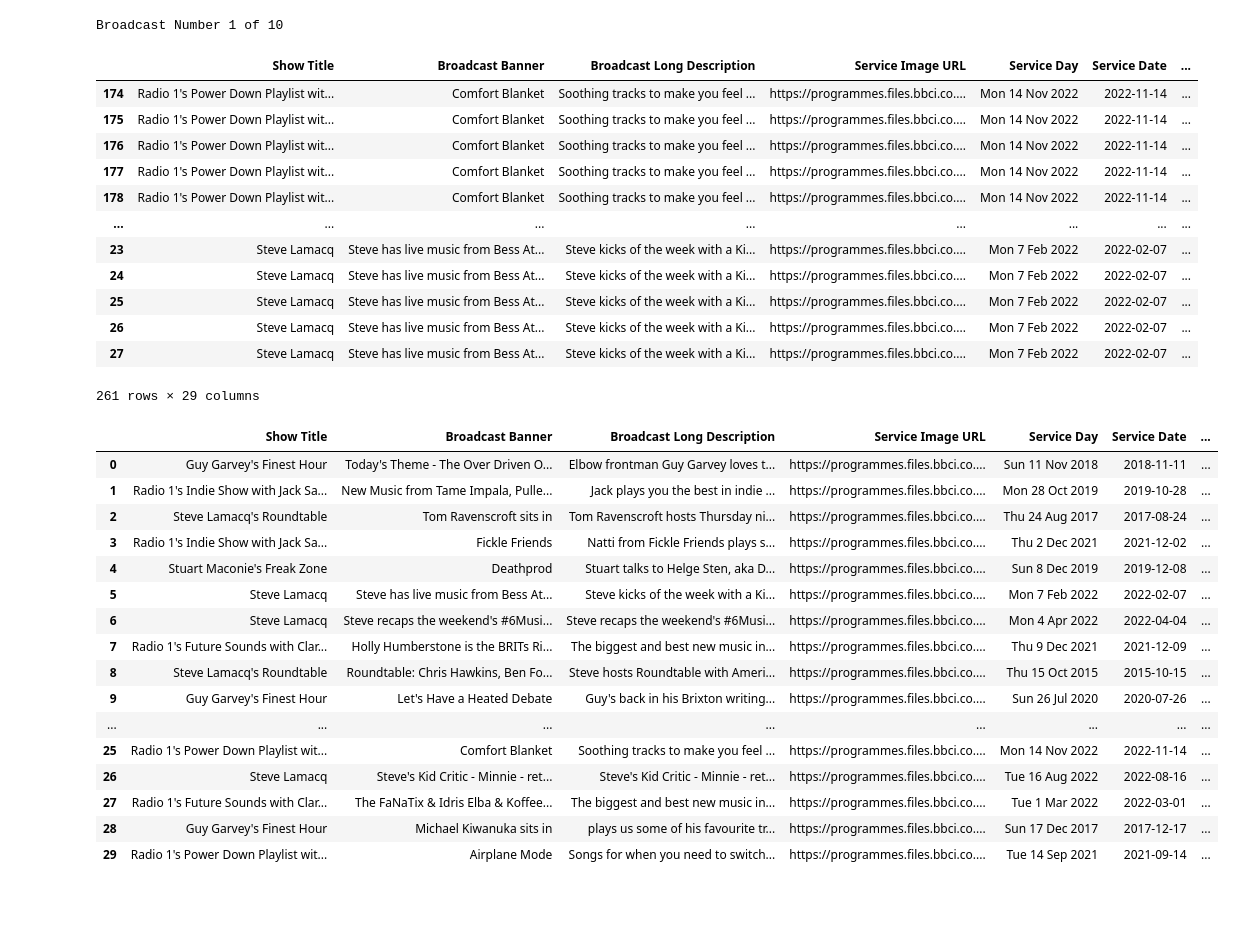
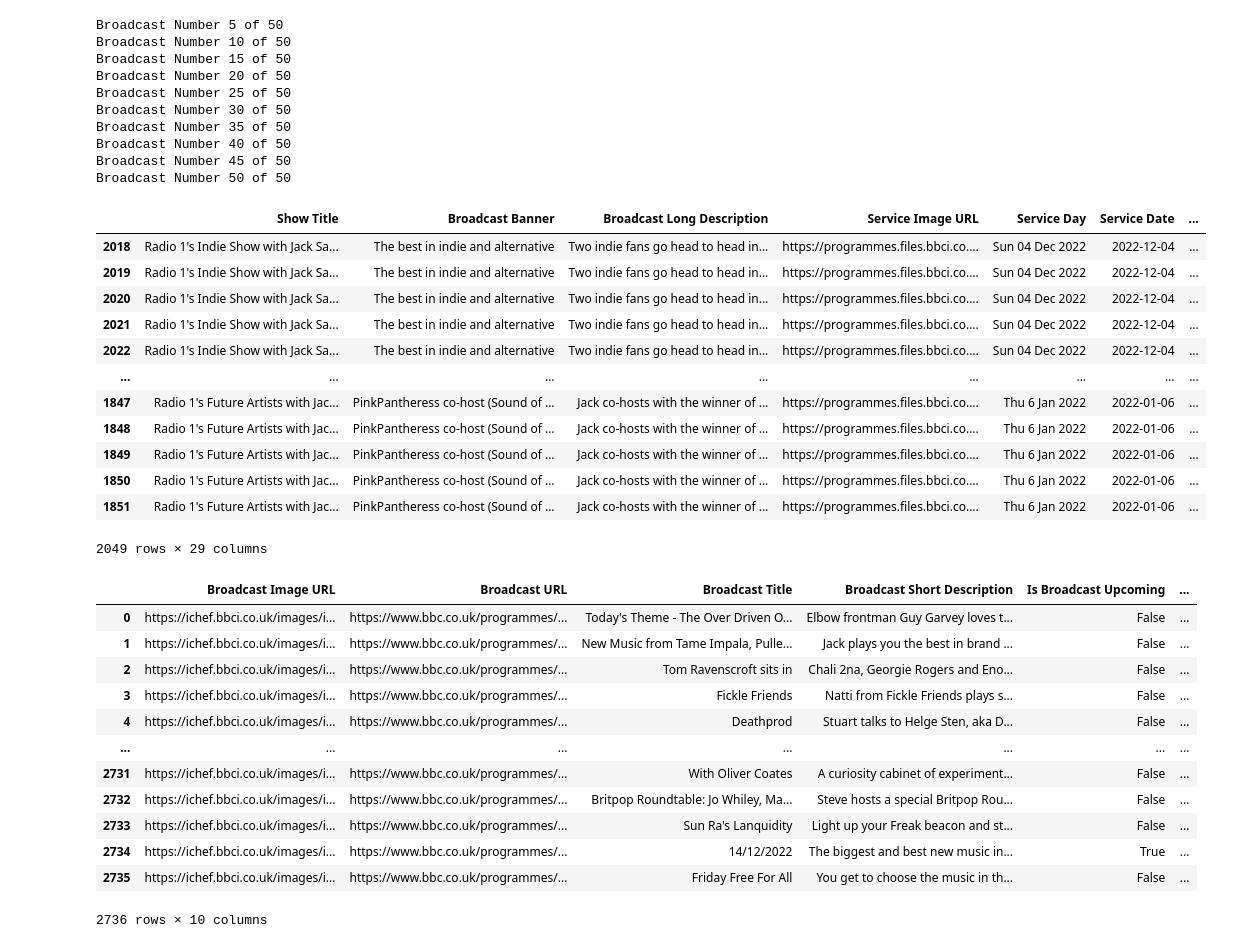
Before and after one commit to Aled-Jenkins/BBC-to-Spotify, a Jupyter notebook: src/updating_data.ipynb, the cells around one changed output. Saved outputs shown, nothing was run; the diff lists cells and outputs as text; code cells hidden in the pictures; blank space fills up the shorter version.

```diff
--- a/src/updating_data.ipynb
+++ b/src/updating_data.ipynb
@@ -29,7 +29,7 @@ temp_show_broadcast_details = pd.DataFrame()
 
 #for show_url in shows_to_run:
 for show_url in shows['Show URL']:
-    show_instance = Show(show_url)
+    show_instance = Show(show_url, max_pages = 2)
     if shows.empty or show_instance.show_key not in shows['Show Key'].unique():
         shows = pd.concat([shows,show_instance.show_details])
     temp_show_broadcast_details = pd.concat([temp_show_broadcast_details,show_instance.broadcasts])
@@ -37,18 +37,20 @@ for show_url in shows['Show URL']:
 temp_show_broadcast_details['Datetime Key'] = datetime.now()
 temp_show_broadcast_details['Is New Data'] = True
 temp_show_broadcast_details['Is Maybe Pending'] = True
+temp_show_broadcast_details.drop(columns=['Broadcast Number'], inplace=True)
 
 show_broadcast_details = pd.concat([show_broadcast_details,temp_show_broadcast_details])
 show_broadcast_details = show_broadcast_details.groupby(allbut(show_broadcast_details.columns,['Datetime Key','Is New Data','Is Maybe Pending'])).apply(lambda group: group.nsmallest(1, columns='Datetime Key')).reset_index(drop=True)
 show_broadcast_details = show_broadcast_details.groupby("Broadcast Key").apply(lambda group: group.nlargest(1, columns='Datetime Key')).reset_index(drop=True)
 # %%
-new_broadcast_data = show_broadcast_details[(show_broadcast_details["Is Broadcast Upcoming"]==False) & ((show_broadcast_details["Is New Data"]==True) | (show_broadcast_details['Is Maybe Pending'] == True))][0:10]
+max_trials = 50
+new_broadcast_data = show_broadcast_details[(show_broadcast_details["Is Broadcast Upcoming"]==False) & ((show_broadcast_details["Is New Data"]==True) | (show_broadcast_details['Is Maybe Pending'] == True))][0:max_trials]
 temp_broadcast_details = pd.DataFrame()
 temp_broadcast_playlists = pd.DataFrame()
 
 for i, [broadcast_url,broadcast_key] in enumerate(new_broadcast_data[['Broadcast URL','Broadcast Key']].values):
     broadcast_instance = Playlist(broadcast_url)
-    if i % 10 == 0:
+    if (i+1) % 5 == 0:
         print(f'Broadcast Number {1+i} of {len(new_broadcast_data.index)}')
     if (len(broadcast_instance.playlist.index) == 0) & ((pd.to_datetime('now')- broadcast_instance.broadcast_details["Service Date"]).dt.days.values <= 7):
         show_broadcast_details.loc[show_broadcast_details["Broadcast Key"] == broadcast_key,'Is Maybe Pending'] = True
@@ -70,7 +72,16 @@ broadcast_playlists = pd.concat([broadcast_playlists,temp_broadcast_playlists])
 broadcast_playlists = broadcast_playlists.groupby(allbut(broadcast_playlists.columns,['Datetime Key','Is New Data'])).apply(lambda group: group.nsmallest(1, columns='Datetime Key')).reset_index(drop=True)
 broadcast_playlists = broadcast_playlists.groupby(["Broadcast Key", "Broadcast Position"]).apply(lambda group: group.nlargest(1, columns='Datetime Key')).reset_index(drop=True)
 # %% [output]
-Broadcast Number 1 of 10
+Broadcast Number 5 of 50
+Broadcast Number 10 of 50
+Broadcast Number 15 of 50
+Broadcast Number 20 of 50
+Broadcast Number 25 of 50
+Broadcast Number 30 of 50
+Broadcast Number 35 of 50
+Broadcast Number 40 of 50
+Broadcast Number 45 of 50
+Broadcast Number 50 of 50
 # %%
 show_broadcast_details['Is New Data'] = False
 broadcast_details['Is New Data'] = False
@@ -92,38 +103,34 @@ broadcast_details[mask_2022]
 )
 # %% [output]
 |  | Show Title | Broadcast Banner | Broadcast Long Description | Service Image URL | Service Day | Service Date | ... |
-| 174 | Radio 1's Power Down Playlist wit... | Comfort Blanket | Soothing tracks to make you feel ... | https://programmes.files.bbci.co.... | Mon 14 Nov 2022 | 2022-11-14 | ... |
-| 175 | Radio 1's Power Down Playlist wit... | Comfort Blanket | Soothing tracks to make you feel ... | https://programmes.files.bbci.co.... | Mon 14 Nov 2022 | 2022-11-14 | ... |
-| 176 | Radio 1's Power Down Playlist wit... | Comfort Blanket | Soothing tracks to make you feel ... | https://programmes.files.bbci.co.... | Mon 14 Nov 2022 | 2022-11-14 | ... |
-| 177 | Radio 1's Power Down Playlist wit... | Comfort Blanket | Soothing tracks to make you feel ... | https://programmes.files.bbci.co.... | Mon 14 Nov 2022 | 2022-11-14 | ... |
-| 178 | Radio 1's Power Down Playlist wit... | Comfort Blanket | Soothing tracks to make you feel ... | https://programmes.files.bbci.co.... | Mon 14 Nov 2022 | 2022-11-14 | ... |
+| 2018 | Radio 1's Indie Show with Jack Sa... | The best in indie and alternative | Two indie fans go head to head in... | https://programmes.files.bbci.co.... | Sun 04 Dec 2022 | 2022-12-04 | ... |
+| 2019 | Radio 1's Indie Show with Jack Sa... | The best in indie and alternative | Two indie fans go head to head in... | https://programmes.files.bbci.co.... | Sun 04 Dec 2022 | 2022-12-04 | ... |
+| 2020 | Radio 1's Indie Show with Jack Sa... | The best in indie and alternative | Two indie fans go head to head in... | https://programmes.files.bbci.co.... | Sun 04 Dec 2022 | 2022-12-04 | ... |
+| 2021 | Radio 1's Indie Show with Jack Sa... | The best in indie and alternative | Two indie fans go head to head in... | https://programmes.files.bbci.co.... | Sun 04 Dec 2022 | 2022-12-04 | ... |
+| 2022 | Radio 1's Indie Show with Jack Sa... | The best in indie and alternative | Two indie fans go head to head in... | https://programmes.files.bbci.co.... | Sun 04 Dec 2022 | 2022-12-04 | ... |
 | ... | ... | ... | ... | ... | ... | ... | ... |
-| 23 | Steve Lamacq | Steve has live music from Bess At... | Steve kicks of the week with a Ki... | https://programmes.files.bbci.co.... | Mon 7 Feb 2022 | 2022-02-07 | ... |
-| 24 | Steve Lamacq | Steve has live music from Bess At... | Steve kicks of the week with a Ki... | https://programmes.files.bbci.co.... | Mon 7 Feb 2022 | 2022-02-07 | ... |
-| 25 | Steve Lamacq | Steve has live music from Bess At... | Steve kicks of the week with a Ki... | https://programmes.files.bbci.co.... | Mon 7 Feb 2022 | 2022-02-07 | ... |
-| 26 | Steve Lamacq | Steve has live music from Bess At... | Steve kicks of the week with a Ki... | https://programmes.files.bbci.co.... | Mon 7 Feb 2022 | 2022-02-07 | ... |
-| 27 | Steve Lamacq | Steve has live music from Bess At... | Steve kicks of the week with a Ki... | https://programmes.files.bbci.co.... | Mon 7 Feb 2022 | 2022-02-07 | ... |
+| 1847 | Radio 1's Future Artists with Jac... | PinkPantheress co-host (Sound of ... | Jack co-hosts with the winner of ... | https://programmes.files.bbci.co.... | Thu 6 Jan 2022 | 2022-01-06 | ... |
+| 1848 | Radio 1's Future Artists with Jac... | PinkPantheress co-host (Sound of ... | Jack co-hosts with the winner of ... | https://programmes.files.bbci.co.... | Thu 6 Jan 2022 | 2022-01-06 | ... |
+| 1849 | Radio 1's Future Artists with Jac... | PinkPantheress co-host (Sound of ... | Jack co-hosts with the winner of ... | https://programmes.files.bbci.co.... | Thu 6 Jan 2022 | 2022-01-06 | ... |
+| 1850 | Radio 1's Future Artists with Jac... | PinkPantheress co-host (Sound of ... | Jack co-hosts with the winner of ... | https://programmes.files.bbci.co.... | Thu 6 Jan 2022 | 2022-01-06 | ... |
+| 1851 | Radio 1's Future Artists with Jac... | PinkPantheress co-host (Sound of ... | Jack co-hosts with the winner of ... | https://programmes.files.bbci.co.... | Thu 6 Jan 2022 | 2022-01-06 | ... |
-261 rows × 29 columns
+2049 rows × 29 columns
 # %%
 shows
 show_broadcast_details
-broadcast_details
+#broadcast_details
 #broadcast_playlists
 # %% [output]
-|  | Show Title | Broadcast Banner | Broadcast Long Description | Service Image URL | Service Day | Service Date | ... |
-| 0 | Guy Garvey's Finest Hour | Today's Theme - The Over Driven O... | Elbow frontman Guy Garvey loves t... | https://programmes.files.bbci.co.... | Sun 11 Nov 2018 | 2018-11-11 | ... |
-| 1 | Radio 1's Indie Show with Jack Sa... | New Music from Tame Impala, Pulle... | Jack plays you the best in indie ... | https://programmes.files.bbci.co.... | Mon 28 Oct 2019 | 2019-10-28 | ... |
-| 2 | Steve Lamacq's Roundtable | Tom Ravenscroft sits in | Tom Ravenscroft hosts Thursday ni... | https://programmes.files.bbci.co.... | Thu 24 Aug 2017 | 2017-08-24 | ... |
-| 3 | Radio 1's Indie Show with Jack Sa... | Fickle Friends | Natti from Fickle Friends plays s... | https://programmes.files.bbci.co.... | Thu 2 Dec 2021 | 2021-12-02 | ... |
-| 4 | Stuart Maconie's Freak Zone | Deathprod | Stuart talks to Helge Sten, aka D... | https://programmes.files.bbci.co.... | Sun 8 Dec 2019 | 2019-12-08 | ... |
-| 5 | Steve Lamacq | Steve has live music from Bess At... | Steve kicks of the week with a Ki... | https://programmes.files.bbci.co.... | Mon 7 Feb 2022 | 2022-02-07 | ... |
-| 6 | Steve Lamacq | Steve recaps the weekend's #6Musi... | Steve recaps the weekend's #6Musi... | https://programmes.files.bbci.co.... | Mon 4 Apr 2022 | 2022-04-04 | ... |
-| 7 | Radio 1's Future Sounds with Clar... | Holly Humberstone is the BRITs Ri... | The biggest and best new music in... | https://programmes.files.bbci.co.... | Thu 9 Dec 2021 | 2021-12-09 | ... |
-| 8 | Steve Lamacq's Roundtable | Roundtable: Chris Hawkins, Ben Fo... | Steve hosts Roundtable with Ameri... | https://programmes.files.bbci.co.... | Thu 15 Oct 2015 | 2015-10-15 | ... |
-| 9 | Guy Garvey's Finest Hour | Let's Have a Heated Debate | Guy's back in his Brixton writing... | https://programmes.files.bbci.co.... | Sun 26 Jul 2020 | 2020-07-26 | ... |
-| ... | ... | ... | ... | ... | ... | ... | ... |
-| 25 | Radio 1's Power Down Playlist wit... | Comfort Blanket | Soothing tracks to make you feel ... | https://programmes.files.bbci.co.... | Mon 14 Nov 2022 | 2022-11-14 | ... |
-| 26 | Steve Lamacq | Steve's Kid Critic - Minnie - ret... | Steve's Kid Critic - Minnie - ret... | https://programmes.files.bbci.co.... | Tue 16 Aug 2022 | 2022-08-16 | ... |
-| 27 | Radio 1's Future Sounds with Clar... | The FaNaTix & Idris Elba & Koffee... | The biggest and best new music in... | https://programmes.files.bbci.co.... | Tue 1 Mar 2022 | 2022-03-01 | ... |
-| 28 | Guy Garvey's Finest Hour | Michael Kiwanuka sits in | plays us some of his favourite tr... | https://programmes.files.bbci.co.... | Sun 17 Dec 2017 | 2017-12-17 | ... |
-| 29 | Radio 1's Power Down Playlist wit... | Airplane Mode | Songs for when you need to switch... | https://programmes.files.bbci.co.... | Tue 14 Sep 2021 | 2021-09-14 | ... |
+|  | Broadcast Image URL | Broadcast URL | Broadcast Title | Broadcast Short Description | Is Broadcast Upcoming | ... |
+| 0 | https://ichef.bbci.co.uk/images/i... | https://www.bbc.co.uk/programmes/... | Today's Theme - The Over Driven O... | Elbow frontman Guy Garvey loves t... | False | ... |
+| 1 | https://ichef.bbci.co.uk/images/i... | https://www.bbc.co.uk/programmes/... | New Music from Tame Impala, Pulle... | Jack plays you the best in brand ... | False | ... |
+| 2 | https://ichef.bbci.co.uk/images/i... | https://www.bbc.co.uk/programmes/... | Tom Ravenscroft sits in | Chali 2na, Georgie Rogers and Eno... | False | ... |
+| 3 | https://ichef.bbci.co.uk/images/i... | https://www.bbc.co.uk/programmes/... | Fickle Friends | Natti from Fickle Friends plays s... | False | ... |
+| 4 | https://ichef.bbci.co.uk/images/i... | https://www.bbc.co.uk/programmes/... | Deathprod | Stuart talks to Helge Sten, aka D... | False | ... |
+| ... | ... | ... | ... | ... | ... | ... |
+| 2731 | https://ichef.bbci.co.uk/images/i... | https://www.bbc.co.uk/programmes/... | With Oliver Coates | A curiosity cabinet of experiment... | False | ... |
+| 2732 | https://ichef.bbci.co.uk/images/i... | https://www.bbc.co.uk/programmes/... | Britpop Roundtable: Jo Whiley, Ma... | Steve hosts a special Britpop Rou... | False | ... |
+| 2733 | https://ichef.bbci.co.uk/images/i... | https://www.bbc.co.uk/programmes/... | Sun Ra's Lanquidity | Light up your Freak beacon and st... | False | ... |
+| 2734 | https://ichef.bbci.co.uk/images/i... | https://www.bbc.co.uk/programmes/... | 14/12/2022 | The biggest and best new music in... | True | ... |
+| 2735 | https://ichef.bbci.co.uk/images/i... | https://www.bbc.co.uk/programmes/... | Friday Free For All | You get to choose the music in th... | False | ... |
+2736 rows × 10 columns
```
